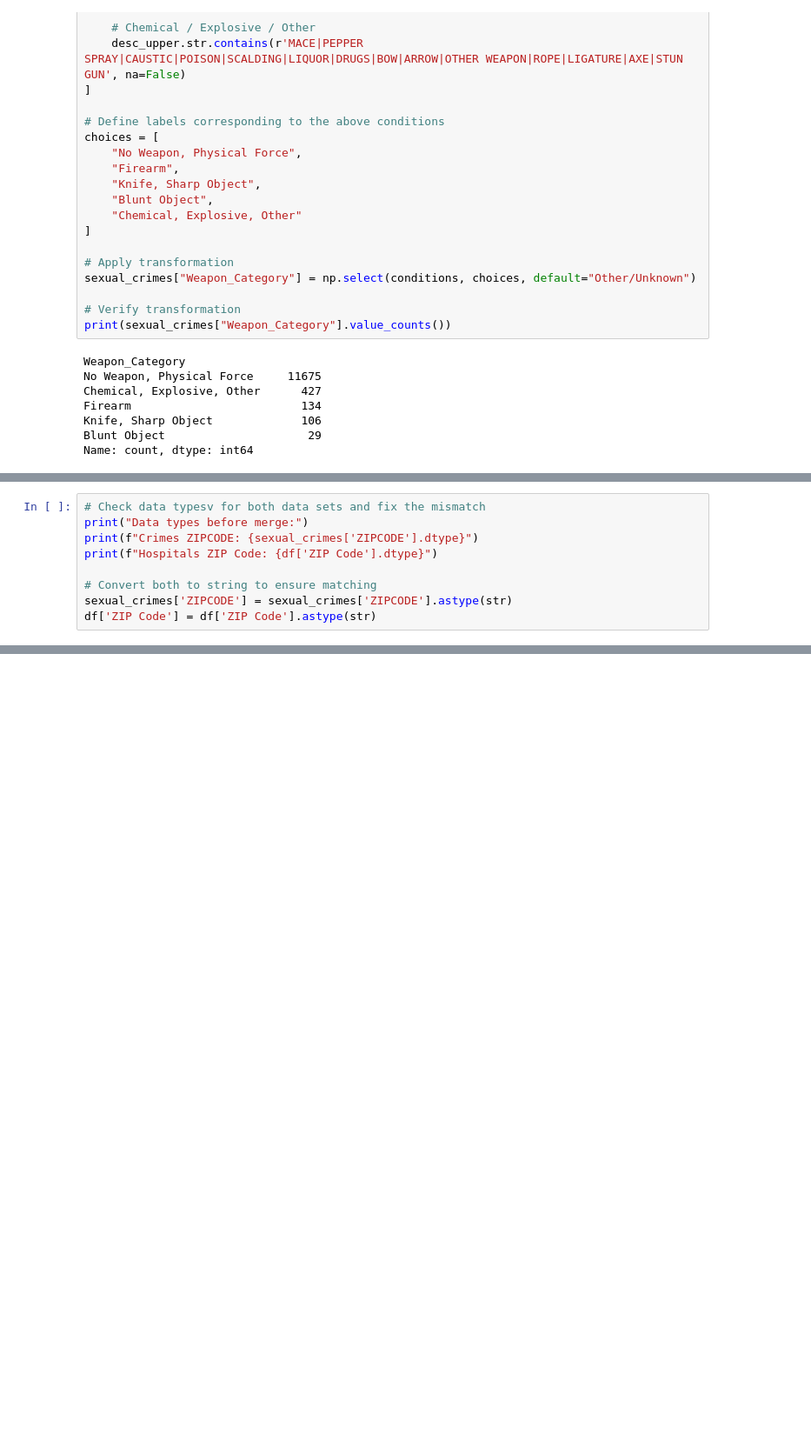
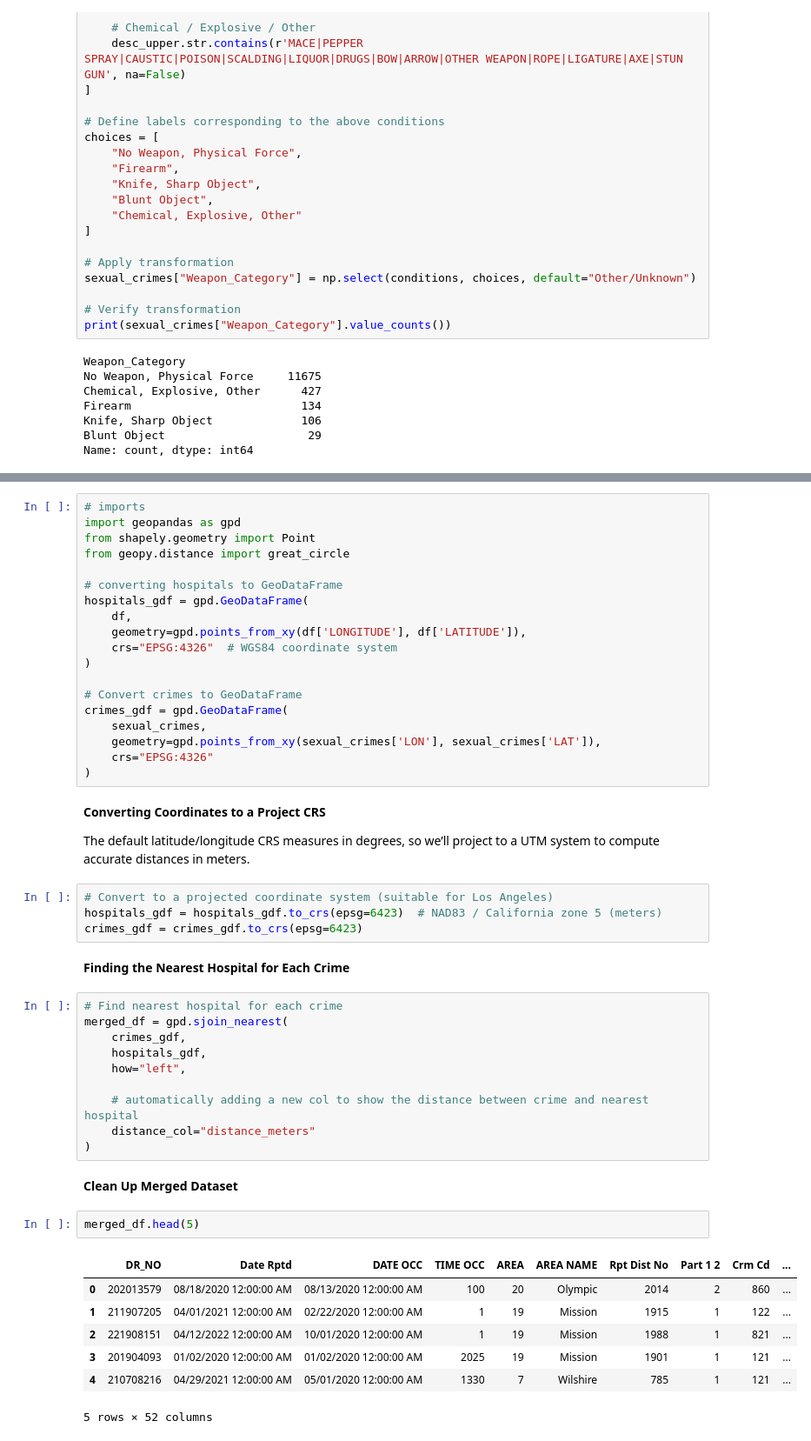
Before and after one commit to emilynnguyen1/Violent-Sexual-Crimes, a Jupyter notebook: notebooks/Hospital-Data-Integration-Cleaning.ipynb, the cells around one changed output, grey strips where cells are left out. Shown: that part at 87% size. Saved outputs shown, nothing was run; the diff lists cells and outputs as text; blank space fills up the shorter version.

Commit message:
Changing merge from zip to lat/lon

```diff
--- a/notebooks/Hospital-Data-Integration-Cleaning.ipynb
+++ b/notebooks/Hospital-Data-Integration-Cleaning.ipynb
@@ -380,9 +303,0 @@ We converted both zip code columns to string format using .astype(str) to ensure
-# %%
-# Check data typesv for both data sets and fix the mismatch
-print("Data types before merge:")
-print(f"Crimes ZIPCODE: {sexual_crimes['ZIPCODE'].dtype}")
-print(f"Hospitals ZIP Code: {df['ZIP Code'].dtype}")
-
-# Convert both to string to ensure matching
-sexual_crimes['ZIPCODE'] = sexual_crimes['ZIPCODE'].astype(str)
-df['ZIP Code'] = df['ZIP Code'].astype(str)
@@ -424,3 +306,54 @@ Unmatched zip codes: 9345 rows
+# %%
+# imports
+import geopandas as gpd
+from shapely.geometry import Point
+from geopy.distance import great_circle
+
+# converting hospitals to GeoDataFrame
+hospitals_gdf = gpd.GeoDataFrame(
+    df,
+    geometry=gpd.points_from_xy(df['LONGITUDE'], df['LATITUDE']),
+    crs="EPSG:4326"  # WGS84 coordinate system
+)
+
+# Convert crimes to GeoDataFrame
+crimes_gdf = gpd.GeoDataFrame(
+    sexual_crimes,
+    geometry=gpd.points_from_xy(sexual_crimes['LON'], sexual_crimes['LAT']),
+    crs="EPSG:4326"
+)
+# %% [markdown]
+**Converting Coordinates to a Project CRS**
+
+The default latitude/longitude CRS measures in degrees, so we’ll project to a UTM system to compute accurate distances in meters.
+# %%
+# Convert to a projected coordinate system (suitable for Los Angeles)
+hospitals_gdf = hospitals_gdf.to_crs(epsg=6423)  # NAD83 / California zone 5 (meters)
+crimes_gdf = crimes_gdf.to_crs(epsg=6423)
+# %% [markdown]
+**Finding the Nearest Hospital for Each Crime**
+# %%
+# Find nearest hospital for each crime
+merged_df = gpd.sjoin_nearest(
+    crimes_gdf,
+    hospitals_gdf,
+    how="left",
+
+    # automatically adding a new col to show the distance between crime and nearest hospital
+    distance_col="distance_meters"
+)
+# %% [markdown]
+**Clean Up Merged Dataset**
+# %%
+merged_df.head(5)
+# %% [output]
+|  | DR_NO | Date Rptd | DATE OCC | TIME OCC | AREA | AREA NAME | Rpt Dist No | Part 1 2 | Crm Cd | ... |
+| 0 | 202013579 | 08/18/2020 12:00:00 AM | 08/13/2020 12:00:00 AM | 100 | 20 | Olympic | 2014 | 2 | 860 | ... |
+| 1 | 211907205 | 04/01/2021 12:00:00 AM | 02/22/2020 12:00:00 AM | 1 | 19 | Mission | 1915 | 1 | 122 | ... |
+| 2 | 221908151 | 04/12/2022 12:00:00 AM | 10/01/2020 12:00:00 AM | 1 | 19 | Mission | 1988 | 1 | 821 | ... |
+| 3 | 201904093 | 01/02/2020 12:00:00 AM | 01/02/2020 12:00:00 AM | 2025 | 19 | Mission | 1901 | 1 | 121 | ... |
+| 4 | 210708216 | 04/29/2021 12:00:00 AM | 05/01/2020 12:00:00 AM | 1330 | 7 | Wilshire | 785 | 1 | 121 | ... |
+5 rows × 52 columns
 # %%
 merged_df.columns
 # %% [output]
```
Also changed, not shown: parts of 30 cells of this notebook, 1 other file.
